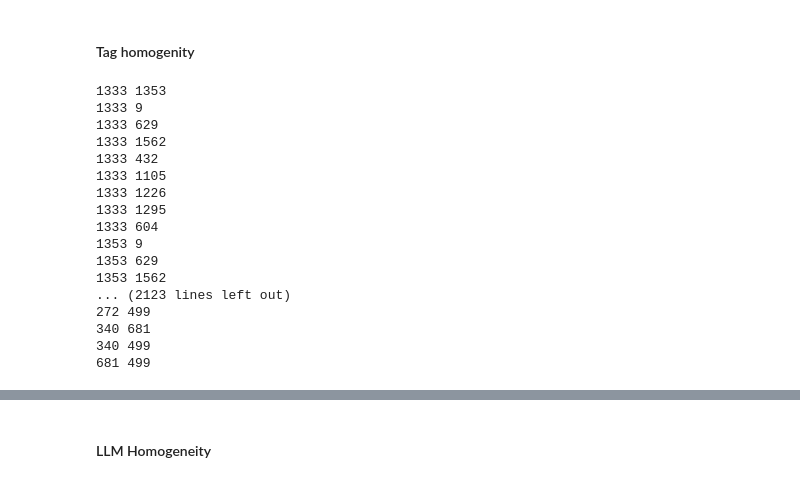
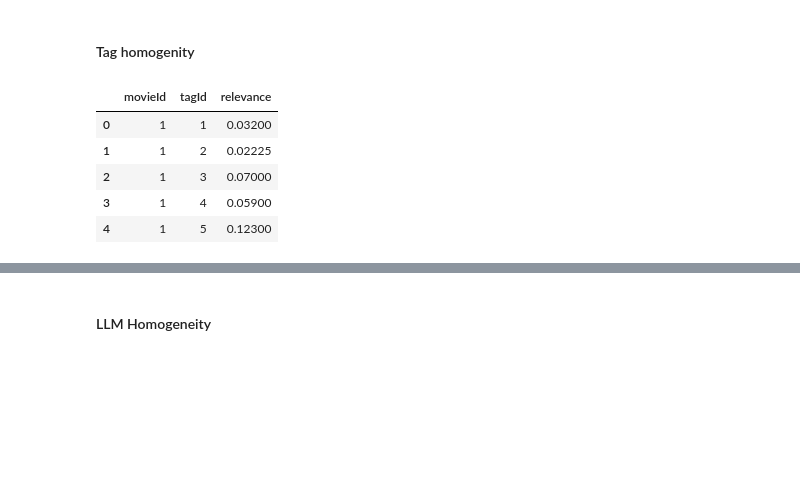
Before and after one commit to saishridhar/CS520---Project, a Jupyter notebook: notebooks/experiment_3.ipynb, the cells around one changed output, grey strips where cells are left out. Saved outputs shown, nothing was run; the diff lists cells and outputs as text; code cells hidden in the pictures; blank space fills up the shorter version.

```diff
--- a/notebooks/experiment_3.ipynb
+++ b/notebooks/experiment_3.ipynb
@@ -14,10 +16,9 @@ client = OpenAI(api_key=os.getenv('API_KEY'))
 # %%
-movies = pd.read_csv('data/new_movies.csv')
+movies = pd.read_csv('data/ml-latest-small/movies.csv')
 ratings = pd.read_csv('data/ml-latest-small/ratings.csv')
-tag_genome = pd.read_csv('data/ml-latest-small/tags.csv')
+tag_genome = pd.read_csv('data/ml-latest-small/genome-scores.csv')
 ratings_new = ratings[ratings['movieId'].isin(tag_genome.movieId.unique())]
 movies_new = movies[movies['movieId'].isin(tag_genome.movieId.unique())]
 
-
 movies = movies_new
 ratings = ratings_new
@@ -379,5 +382,14 @@ recommendations.shape
 (10, 5, 10)
 # %% [markdown]
 #### Tag homogenity
+# %%
+tag_genome.head()
+# %% [output]
+|  | movieId | tagId | relevance |
+| 0 | 1 | 1 | 0.03200 |
+| 1 | 1 | 2 | 0.02225 |
+| 2 | 1 | 3 | 0.07000 |
+| 3 | 1 | 4 | 0.05900 |
+| 4 | 1 | 5 | 0.12300 |
 # %%
 from sklearn.preprocessing import LabelEncoder
@@ -437,30 +471,13 @@ def compute_homogeniety(recommendation):
 # %%
-scores = []
-for i in range(len(recommendations)):
-    for j in range(len(recommendations[0])):
-        h = compute_homogeniety(recommendations[i][j])
+scores_AR = []
+for i in range(len(recommendations_AR)):
+    for j in range(len(recommendations_AR[0])):
+        h = compute_homogeniety(recommendations_AR[i][j])
+        #h = LLM_homogeneity(recommendations_AR[i][j])
 
         if isinstance(h, float):
-            scores.append(h)
+            scores_AR.append(h)
         else:
-            scores.append(0.0)
+            scores_AR.append(0.0)
             # print the pairs that don't return a float homogeneirty score
             print(h)
-# %% [output]
-1333 1353
-1333 9
-1333 629
-1333 1562
-1333 432
-1333 1105
-1333 1226
-1333 1295
-1333 604
-1353 9
-1353 629
-1353 1562
-... (2123 lines left out)
-272 499
-340 681
-340 499
-681 499
```
Also changed, not shown: parts of 35 cells of this notebook, 10 other files.
